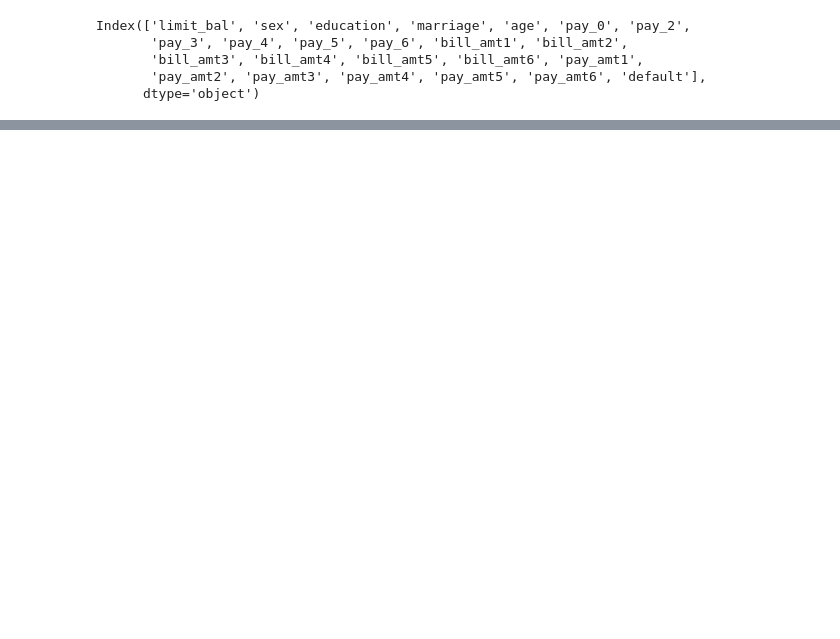
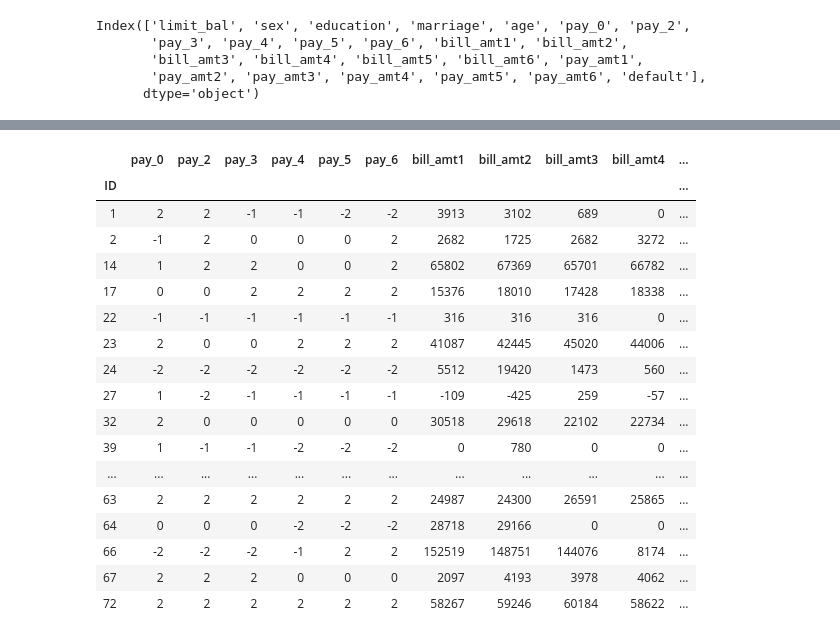
Before and after one commit to tinacliu/mod5_project, a Jupyter notebook: mo_notebook.ipynb, the cells around one changed output, grey strips where cells are left out. Saved outputs shown, nothing was run; the diff lists cells and outputs as text; code cells hidden in the pictures; blank space fills up the shorter version.

```diff
--- a/mo_notebook.ipynb
+++ b/mo_notebook.ipynb
@@ -159,0 +156,21 @@ df[df['default']==0]['bill_amt1'].hist();
+# %%
+df[df['default']==1].iloc[:20,5:24]
+# %% [output]
+|  | pay_0 | pay_2 | pay_3 | pay_4 | pay_5 | pay_6 | bill_amt1 | bill_amt2 | bill_amt3 | bill_amt4 | ... |
+| ID |  |  |  |  |  |  |  |  |  |  | ... |
+| 1 | 2 | 2 | -1 | -1 | -2 | -2 | 3913 | 3102 | 689 | 0 | ... |
+| 2 | -1 | 2 | 0 | 0 | 0 | 2 | 2682 | 1725 | 2682 | 3272 | ... |
+| 14 | 1 | 2 | 2 | 0 | 0 | 2 | 65802 | 67369 | 65701 | 66782 | ... |
+| 17 | 0 | 0 | 2 | 2 | 2 | 2 | 15376 | 18010 | 17428 | 18338 | ... |
+| 22 | -1 | -1 | -1 | -1 | -1 | -1 | 316 | 316 | 316 | 0 | ... |
+| 23 | 2 | 0 | 0 | 2 | 2 | 2 | 41087 | 42445 | 45020 | 44006 | ... |
+| 24 | -2 | -2 | -2 | -2 | -2 | -2 | 5512 | 19420 | 1473 | 560 | ... |
+| 27 | 1 | -2 | -1 | -1 | -1 | -1 | -109 | -425 | 259 | -57 | ... |
+| 32 | 2 | 0 | 0 | 0 | 0 | 0 | 30518 | 29618 | 22102 | 22734 | ... |
+| 39 | 1 | -1 | -1 | -2 | -2 | -2 | 0 | 780 | 0 | 0 | ... |
+| ... | ... | ... | ... | ... | ... | ... | ... | ... | ... | ... | ... |
+| 63 | 2 | 2 | 2 | 2 | 2 | 2 | 24987 | 24300 | 26591 | 25865 | ... |
+| 64 | 0 | 0 | 0 | -2 | -2 | -2 | 28718 | 29166 | 0 | 0 | ... |
+| 66 | -2 | -2 | -2 | -1 | 2 | 2 | 152519 | 148751 | 144076 | 8174 | ... |
+| 67 | 2 | 2 | 2 | 0 | 0 | 0 | 2097 | 4193 | 3978 | 4062 | ... |
+| 72 | 2 | 2 | 2 | 2 | 2 | 2 | 58267 | 59246 | 60184 | 58622 | ... |
```
Also changed, not shown: parts of 6 cells of this notebook.
